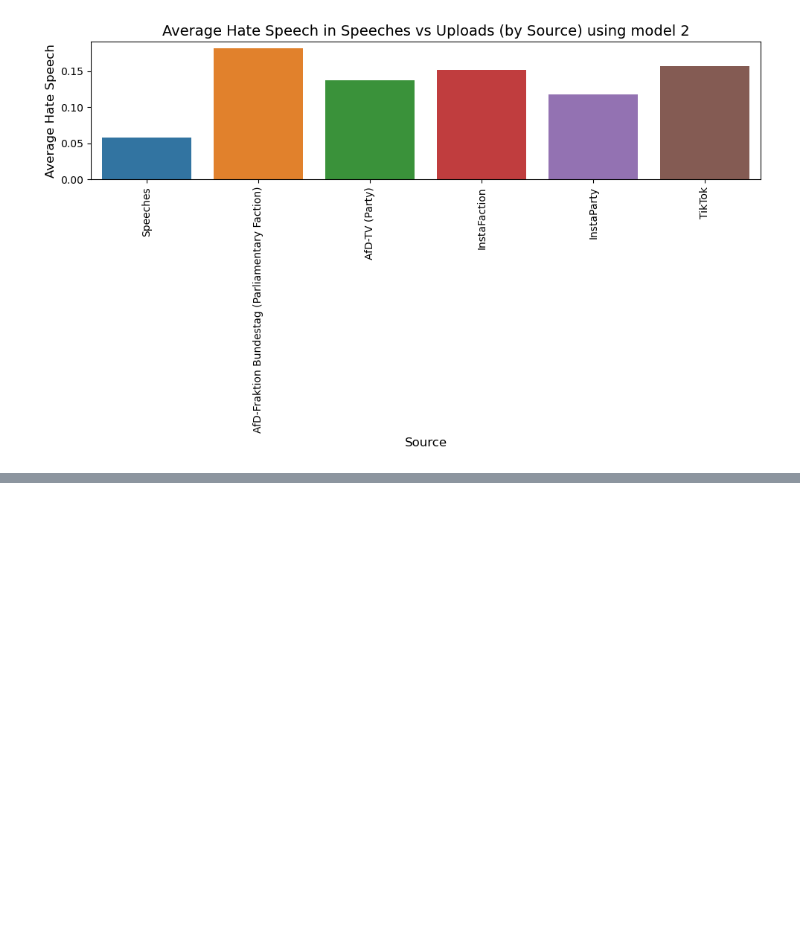
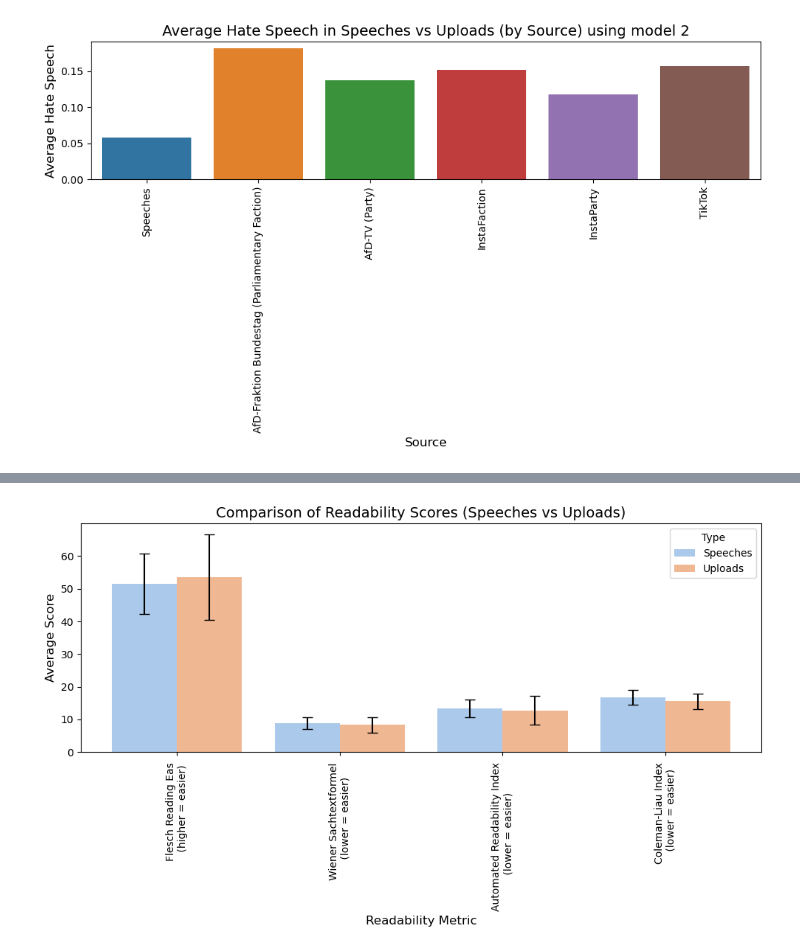
Before and after one commit to MoritzStockmar/afd-on-some, a Jupyter notebook: exploratory.ipynb, the cells around one changed output, grey strips where cells are left out. Drawn from its saved outputs; the diff is of its cells as text; code cells hidden in the pictures; blank space fills up the shorter version.

```diff
--- a/exploratory.ipynb
+++ b/exploratory.ipynb
@@ -1935,0 +2105,87 @@ The following analysis test the hypotheses:
+# %%
+# Visualize the results of the readability analysis
+import matplotlib.pyplot as plt
+import seaborn as sns
+
+syn_complexity_df = pd.read_csv("data/syn_complexity_df.csv")
+
+# Remove nonsense values from the dataframe
+syn_complexity_df = syn_complexity_df[syn_complexity_df['flesch_reading_amstad_index_speeches'] > 0]
+
+# Calculate the mean and standard deviation for each readability score
+readability_metrics = [
+    "flesch_reading_amstad_index",
+    "wiener_sachtextformel",
+    "automated_readability_index",
+    "coleman_liau_index",
+]
+
+results = []
+for metric in readability_metrics:
+    speeches_mean = syn_complexity_df[f"{metric}_speeches"].mean()
+    speeches_std = syn_complexity_df[f"{metric}_speeches"].std()
+    uploads_mean = syn_complexity_df[f"{metric}_uploads"].mean()
+    uploads_std = syn_complexity_df[f"{metric}_uploads"].std()
+    results.append({
+        "Metric": metric,
+        "Type": "Speeches",
+        "Mean": speeches_mean,
+        "Std": speeches_std,
+    })
+    results.append({
+        "Metric": metric,
+        "Type": "Uploads",
+        "Mean": uploads_mean,
+        "Std": uploads_std,
+    })
+
+# Convert results to a DataFrame
+results_df = pd.DataFrame(results)
+
+# Define custom labels for the x-axis
+custom_labels = {
+    "flesch_reading_amstad_index": "Flesch Reading Eas \n (higher = easier)",
+    "wiener_sachtextformel": "Wiener Sachtextformel \n (lower = easier)",
+    "automated_readability_index": "Automated Readability Index \n (lower = easier)",
+    "coleman_liau_index": "Coleman-Liau Index \n (lower = easier)",
+}
+
+# Plot the results
+plt.figure(figsize=(10, 6))
+sns.barplot(
+    data=results_df,
+    x="Metric",
+    y="Mean",
+    hue="Type",
+    palette="pastel",
+    ci=None,
+    capsize=0.1,
+)
+
+# Add error bars for standard deviation
+for i, row in results_df.iterrows():
+    x_position = i // 2 + (0.2 if row["Type"] == "Uploads" else -0.2)  # Adjust x position for each bar
+    plt.errorbar(
+        x=x_position,
+        y=row["Mean"],
+        yerr=row["Std"],
+        fmt="none",
+        c="black",
+        capsize=5,
+    )
+
+# Customize the plot
+plt.title("Comparison of Readability Scores (Speeches vs Uploads)", fontsize=14)
+plt.xlabel("Readability Metric", fontsize=12)
+plt.ylabel("Average Score", fontsize=12)
+plt.xticks(
+    ticks=range(len(readability_metrics)),
+    labels=[custom_labels[metric] for metric in readability_metrics],
+    rotation=90,
+)
+plt.legend(title="Type", loc="upper right")
+plt.tight_layout()
+
+# Show the plot
+plt.show()
+# %% [output]
@@ -1935,0 +2195 @@ The following analysis test the hypotheses:
+[figure, added]
```
Also changed, not shown: parts of 14 cells of this notebook, 1 other file.
